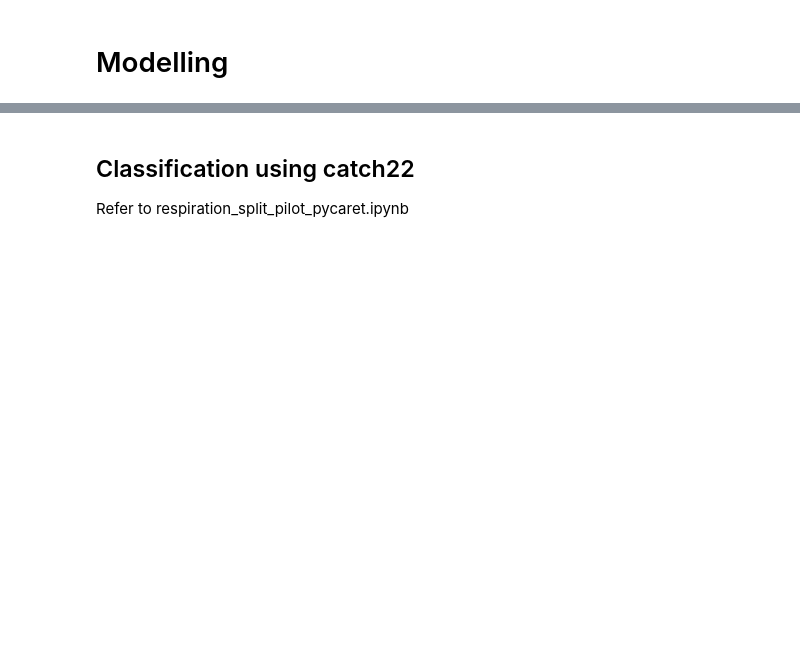
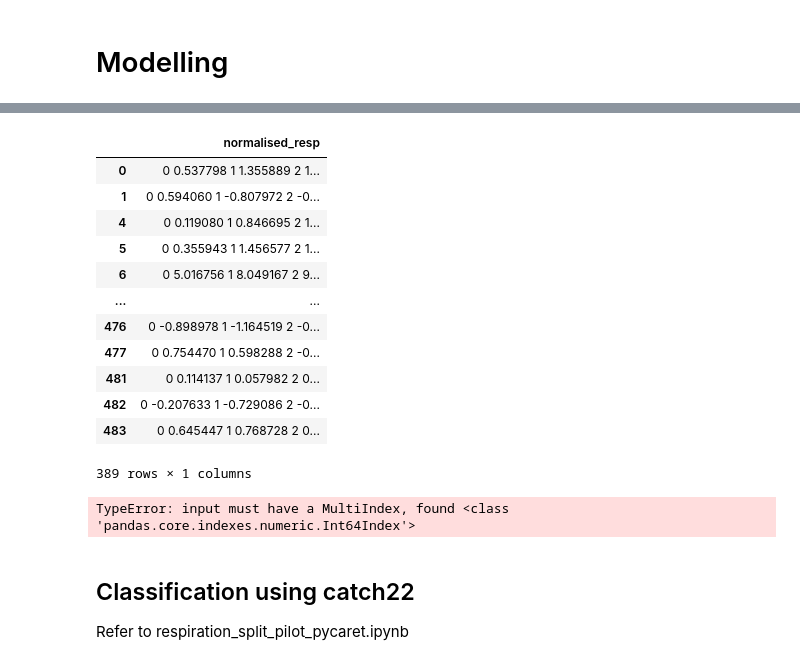
Before and after one commit to erjieyong/Data_Science_Projects, a Jupyter notebook: CogPilot_Challenge/starterCode/respiration_split_pilot.ipynb, the cells around one changed output, grey strips where cells are left out. Saved outputs shown, nothing was run; the diff lists cells and outputs as text; code cells hidden in the pictures; blank space fills up the shorter version.

```diff
--- a/CogPilot_Challenge/starterCode/respiration_split_pilot.ipynb
+++ b/CogPilot_Challenge/starterCode/respiration_split_pilot.ipynb
@@ -36,6 +36,8 @@ from sktime.classification.interval_based import CanonicalIntervalForest,DrCIF,R
 
 # identify classifiers that support unequal length
 from sktime.registry import all_estimators
+# %%
+data_root = "..\\cleanedData\\"
 # %% [markdown]
 ## Combining Data
 # %%
@@ -61,7 +63,7 @@ df_combined_subject.to_pickle("..\\cleanedData\\df_combined_subject.pkl", protoc
 # %% [markdown]
 # Modelling
 # %%
-df_combined_subject = pd.read_pickle("..\\cleanedData\\df_combined_subject.pkl")
+df_combined_subject = pd.read_pickle(data_root+"df_combined_subject.pkl")
 # %%
 # Identify rows that is 0 length
 # empty_row = []
@@ -136,6 +138,27 @@ def run_model(classifier_name,classifier, padding = True,  fold = 0):
   end = time.time()
 
   log_result(classifier_name, clf.classes_, y_test[fold], y_pred_proba, end-start)
+# %%
+X_train[0]
+# %% [output]
+|  | normalised_resp |
+| 0 | 0 0.537798 1 1.355889 2 1... |
+| 1 | 0 0.594060 1 -0.807972 2 -0... |
+| 4 | 0 0.119080 1 0.846695 2 1... |
+| 5 | 0 0.355943 1 1.456577 2 1... |
+| 6 | 0 5.016756 1 8.049167 2 9... |
+| ... | ... |
+| 476 | 0 -0.898978 1 -1.164519 2 -0... |
+| 477 | 0 0.754470 1 0.598288 2 -0... |
+| 481 | 0 0.114137 1 0.057982 2 0... |
+| 482 | 0 -0.207633 1 -0.729086 2 -0... |
+| 483 | 0 0.645447 1 0.768728 2 0... |
+389 rows × 1 columns
+# %%
+import sktime
+sktime.datatypes.check_raise(X_train[0], 'pd-multiindex')
+# %% [output]
+TypeError: input must have a MultiIndex, found <class 'pandas.core.indexes.numeric.Int64Index'>
 # %% [markdown]
 ## Classification using catch22
 
```
Also changed, not shown: parts of 5 cells of this notebook, 1 other file.
